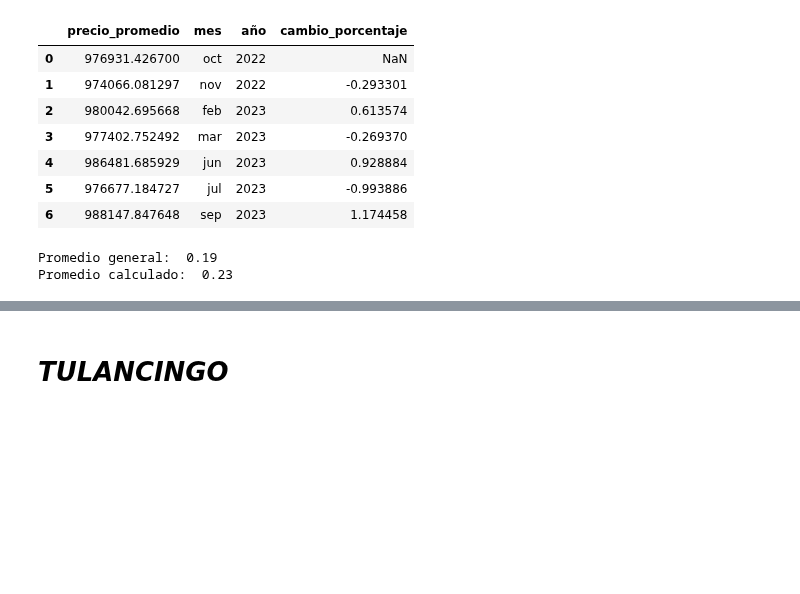
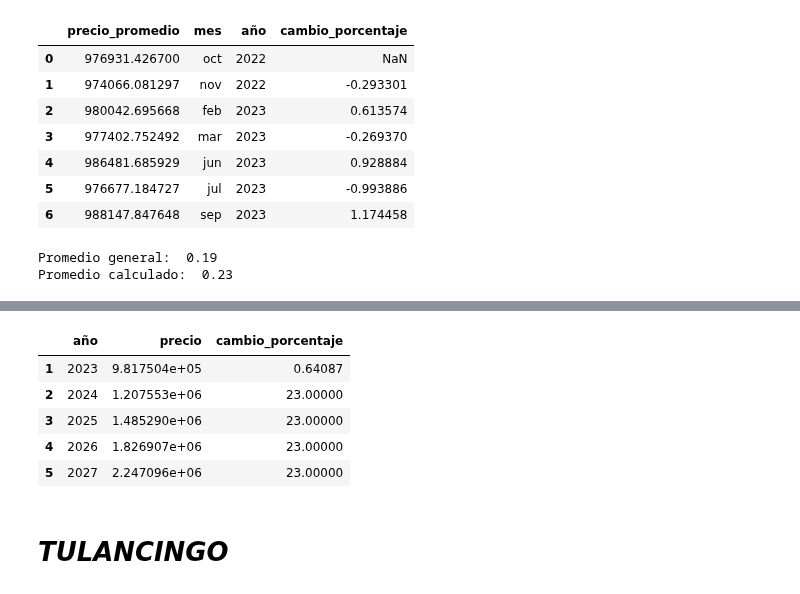
Before and after one commit to MiguelDWT4toCreativo/Datalpine, a Jupyter notebook: resources/jupyter/plusvalia_estimada.ipynb, the cells around one changed output, grey strips where cells are left out. Cells and saved outputs as stored; diff of their text form; code cells hidden in the pictures; blank space fills up the shorter version.

```diff
--- a/resources/jupyter/plusvalia_estimada.ipynb
+++ b/resources/jupyter/plusvalia_estimada.ipynb
@@ -369,3 +386,16 @@ def guardar_grafico_como_html(fig, nombre_archivo, carpeta='graficas'):
 
 guardar_grafico_como_html(fig, 'g_scatt_plusvaliaestimada_base_pachuca', carpeta='graficas')
 fig.show()
+# %%
+pachuca_precio_media_anual['cambio_porcentaje'] = (pachuca_precio_media_anual['precio'].pct_change() * 100)
+
+pachuca_precio_media_anual = pachuca_precio_media_anual.dropna(subset=['cambio_porcentaje'])
+
+pachuca_precio_media_anual
+# %% [output]
+|  | año | precio | cambio_porcentaje |
+| 1 | 2023 | 9.817504e+05 | 0.64087 |
+| 2 | 2024 | 1.207553e+06 | 23.00000 |
+| 3 | 2025 | 1.485290e+06 | 23.00000 |
+| 4 | 2026 | 1.826907e+06 | 23.00000 |
+| 5 | 2027 | 2.247096e+06 | 23.00000 |
```
Also changed, not shown: parts of 25 cells of this notebook, 19 other files.
